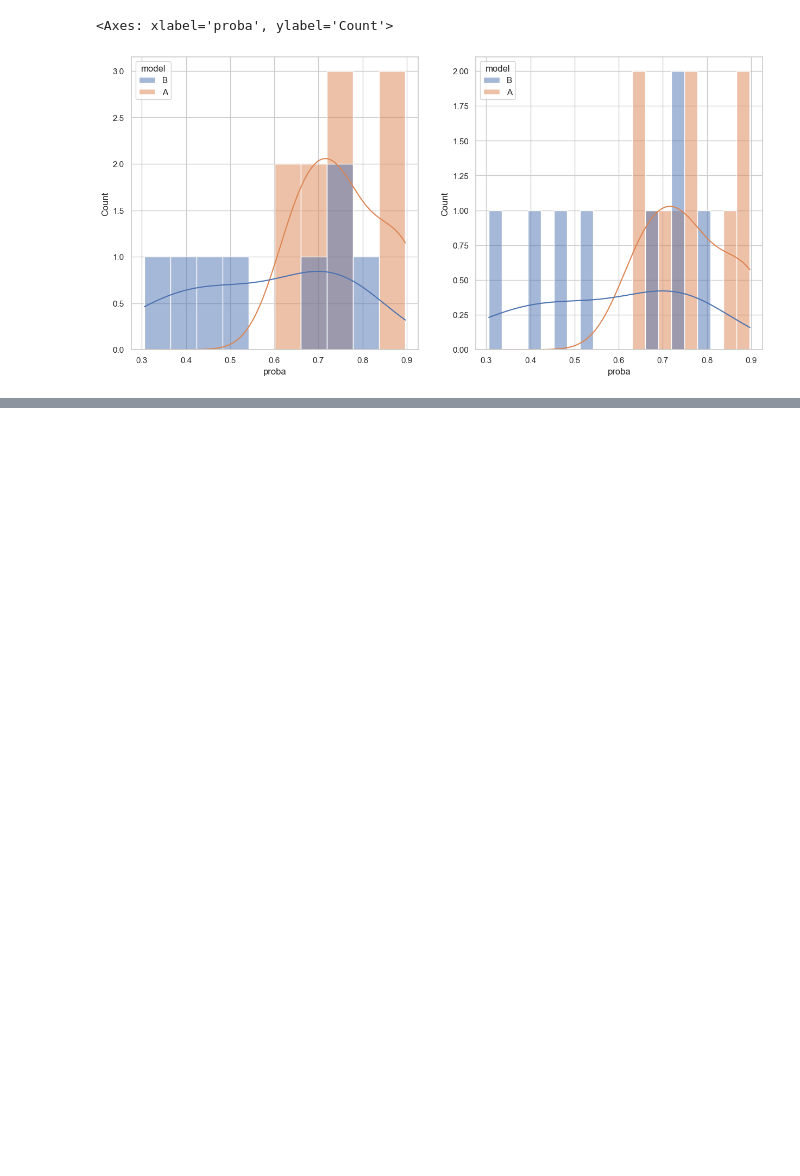
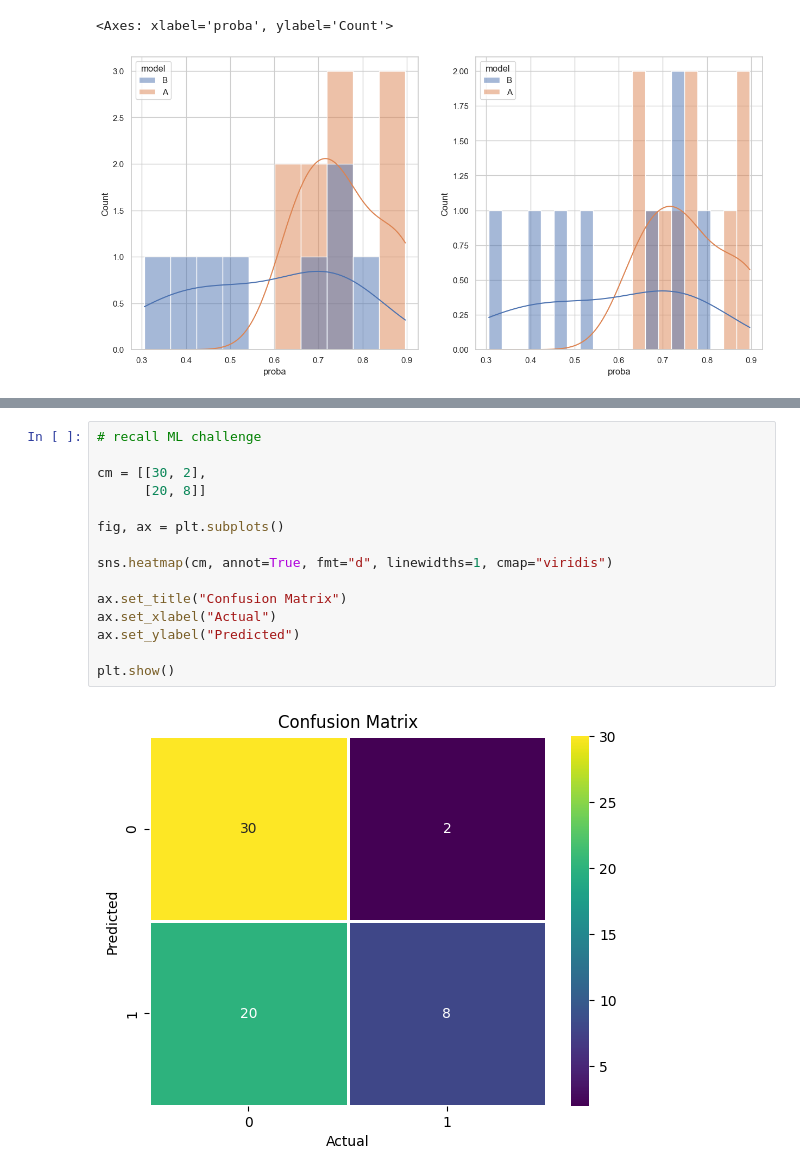
Before and after one commit to AkumaGPT/practice_seaborn, a Jupyter notebook: main.ipynb, the cells around one changed output, grey strips where cells are left out. Saved outputs shown, nothing was run; the diff lists cells and outputs as text; blank space fills up the shorter version.

Commit message:
recall test

```diff
--- a/main.ipynb
+++ b/main.ipynb
@@ -141,0 +172,17 @@ sns.histplot(data=df, x="proba", bins=20, hue="model", kde=True, ax=ax[1])
+# %%
+# recall ML challenge
+
+cm = [[30, 2],
+      [20, 8]]
+
+fig, ax = plt.subplots()
+
+sns.heatmap(cm, annot=True, fmt="d", linewidths=1, cmap="viridis")
+
+ax.set_title("Confusion Matrix")
+ax.set_xlabel("Actual")
+ax.set_ylabel("Predicted")
+
+plt.show()
+# %% [output]
+[figure, added]
```
Also changed, not shown: parts of 6 cells of this notebook.
